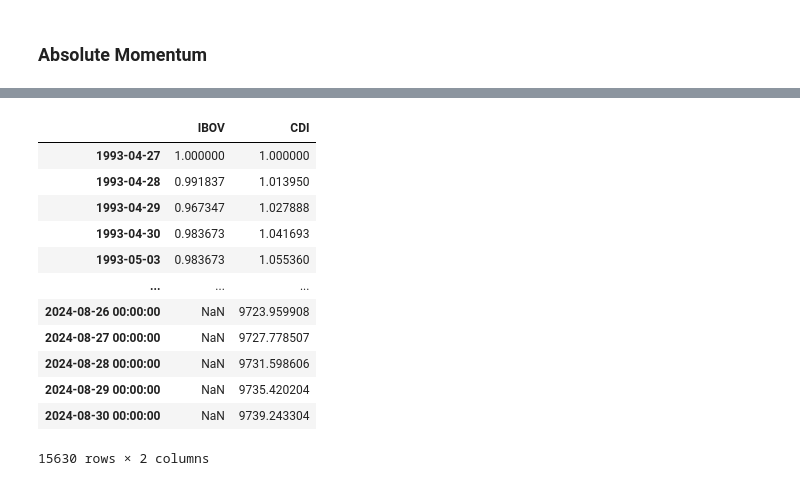
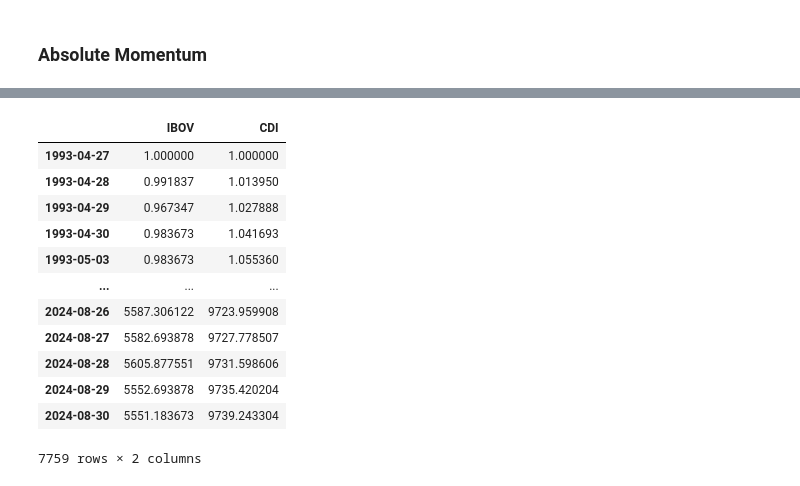
Before and after one commit to ianaraujo/dual-momentum-strategy, a Jupyter notebook: 1_exploratory_analysis.ipynb, the cells around one changed output, grey strips where cells are left out. Drawn from its saved outputs; the diff is of its cells as text; code cells hidden in the pictures.

```diff
--- a/1_exploratory_analysis.ipynb
+++ b/1_exploratory_analysis.ipynb
@@ -155,20 +153,21 @@ data
 2024-08-30    9739.243304
 Name: valor, Length: 7868, dtype: float64
 # %%
-returns = pd.concat([ibov, cdi], axis=1, keys=['IBOV', 'CDI'])
+returns = pd.concat([ibov, cdi], keys=['IBOV', 'CDI'],  axis=1, join='inner')
+returns.index = pd.to_datetime(returns.index)
 
-returns
+returns.sort_index()
 # %% [output]
 |  | IBOV | CDI |
 | 1993-04-27 | 1.000000 | 1.000000 |
 | 1993-04-28 | 0.991837 | 1.013950 |
 | 1993-04-29 | 0.967347 | 1.027888 |
 | 1993-04-30 | 0.983673 | 1.041693 |
 | 1993-05-03 | 0.983673 | 1.055360 |
 | ... | ... | ... |
-| 2024-08-26 00:00:00 | NaN | 9723.959908 |
-| 2024-08-27 00:00:00 | NaN | 9727.778507 |
-| 2024-08-28 00:00:00 | NaN | 9731.598606 |
-| 2024-08-29 00:00:00 | NaN | 9735.420204 |
-| 2024-08-30 00:00:00 | NaN | 9739.243304 |
+| 2024-08-26 | 5587.306122 | 9723.959908 |
+| 2024-08-27 | 5582.693878 | 9727.778507 |
+| 2024-08-28 | 5605.877551 | 9731.598606 |
+| 2024-08-29 | 5552.693878 | 9735.420204 |
+| 2024-08-30 | 5551.183673 | 9739.243304 |
-15630 rows × 2 columns
+7759 rows × 2 columns
```
Also changed, not shown: parts of 9 cells of this notebook, 1 other file.
